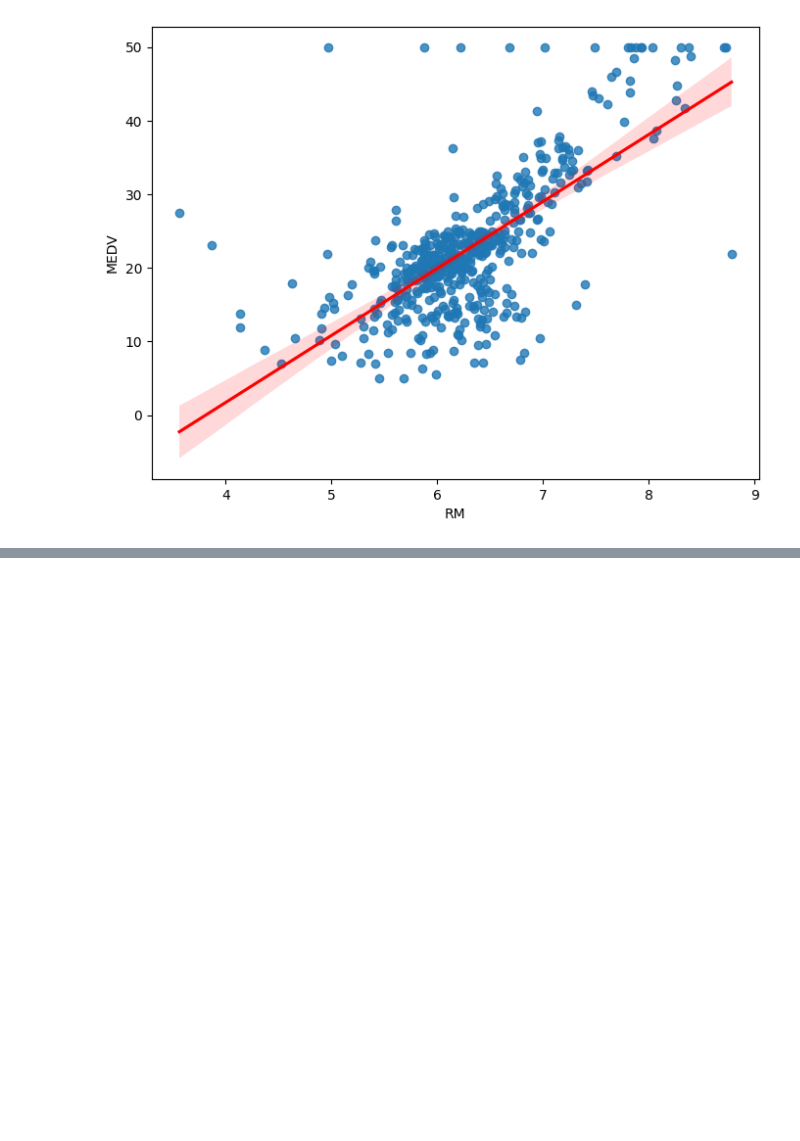
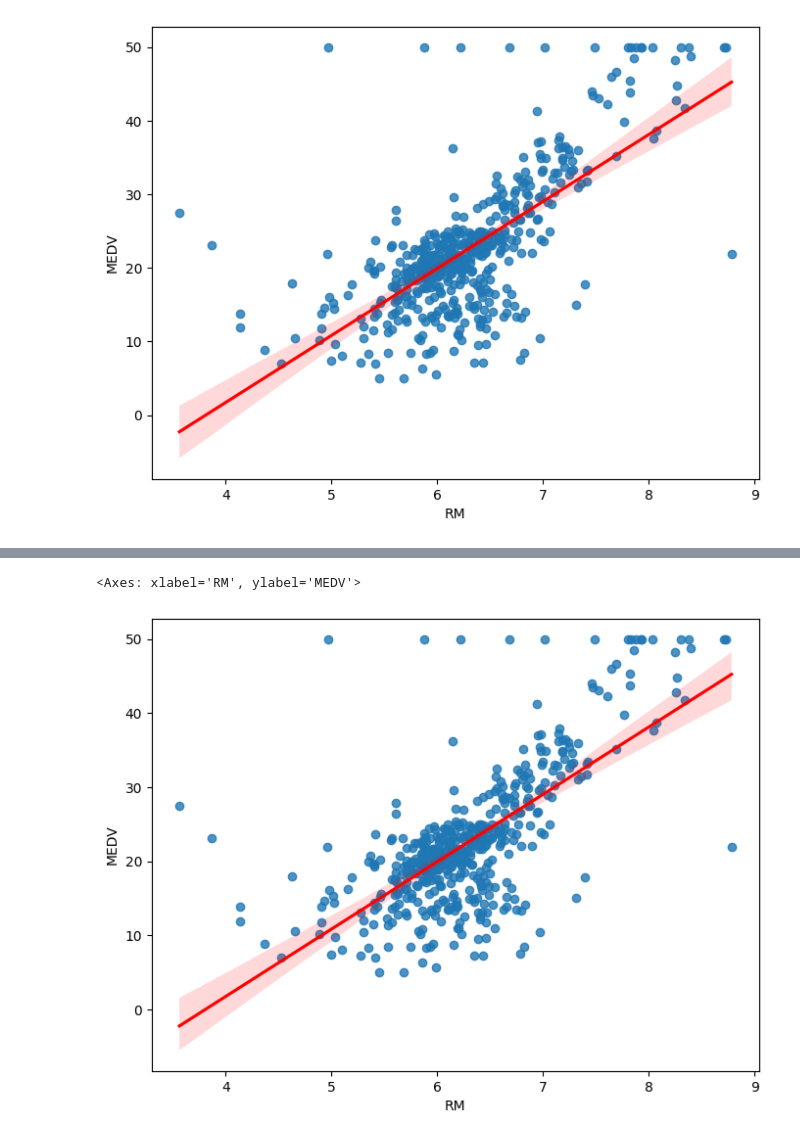
Before and after one commit to albinjoseph229/Python, a Jupyter notebook: Exam_preparation/boston_analysis.ipynb, the cells around one changed output, grey strips where cells are left out. Cells and saved outputs as stored; diff of their text form; code cells hidden in the pictures; blank space fills up the shorter version.

```diff
--- a/Exam_preparation/boston_analysis.ipynb
+++ b/Exam_preparation/boston_analysis.ipynb
@@ -145,0 +205,6 @@ sns.regplot(x='RM',y='MEDV',data=df,line_kws={"color":"red"})
+# %%
+plt.figure(figsize=(8,6))
+sns.regplot(data=df,x='RM',y='MEDV',line_kws={"color":"red"})
+# %% [output]
+<Axes: xlabel='RM', ylabel='MEDV'>
+[figure, added]
```
Also changed, not shown: parts of 7 cells of this notebook, 3 other files.
